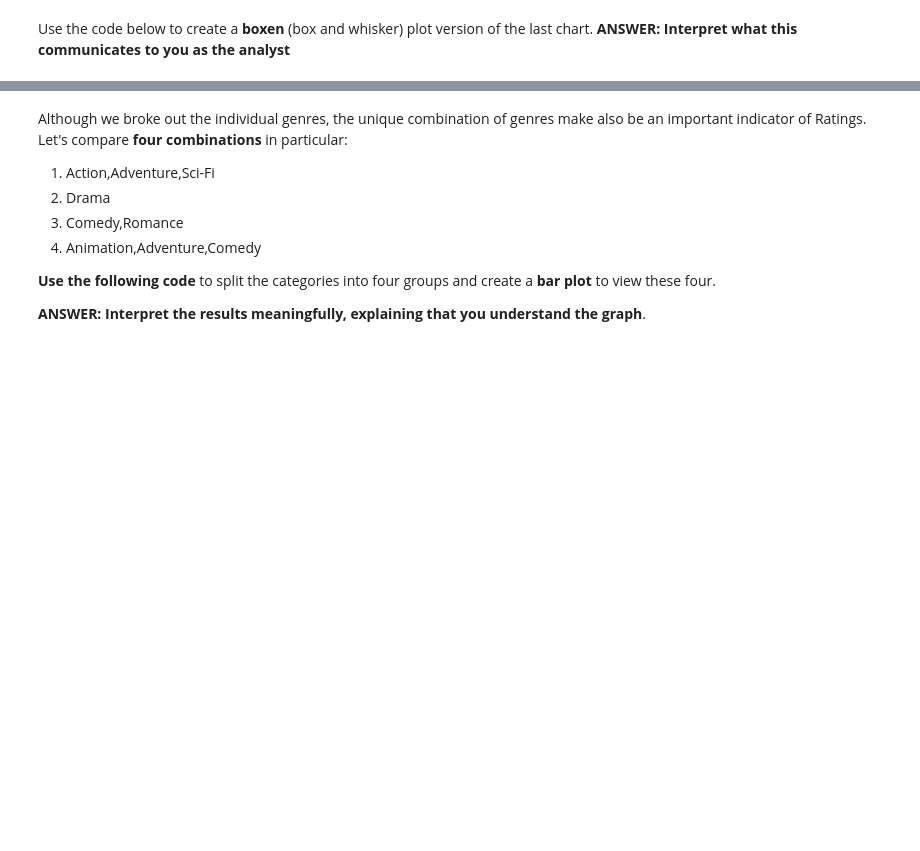
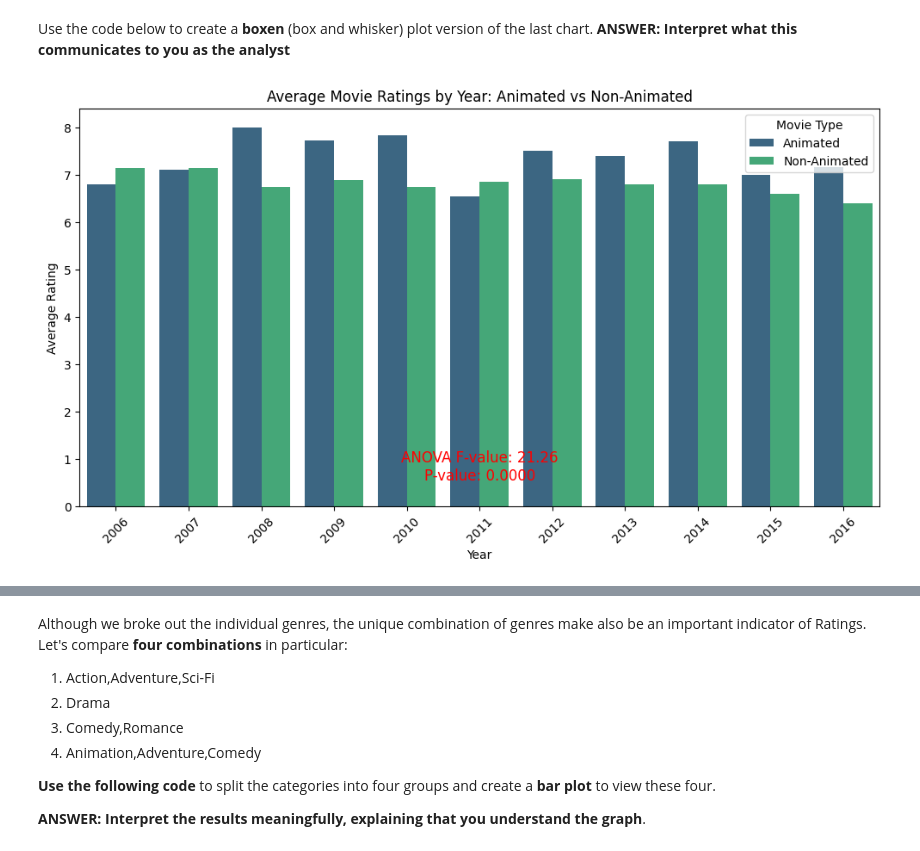
Before and after one commit to DanLightner/BUSA321, a Jupyter notebook: BUSA321/Stats_C2N_Visualizations.ipynb, the cells around one changed output, grey strips where cells are left out. Drawn from its saved outputs; the diff is of its cells as text; code cells hidden in the pictures; blank space fills up the shorter version.

```diff
--- a/BUSA321/Stats_C2N_Visualizations.ipynb
+++ b/BUSA321/Stats_C2N_Visualizations.ipynb
@@ -10,6 +56,34 @@ Next, **modify the barplot** from the prior problem to reflect the average ratin
 **ANSWER: Does there seem to be a difference in rating between Animated vs. Non-Animated movies? How can you tell?**
 # %% [markdown]
 Use the code below to create a **boxen** (box and whisker) plot version of the last chart. **ANSWER: Interpret what this communicates to you as the analyst**
+# %%
+# Add a column to identify if a movie is Animated or Non-Animated
+df['Animation'] = df['Genre'].str.contains('Animation').replace({True: 'Animated', False: 'Non-Animated'})
+
+# Group by Animation type and Year, then calculate average rating for each group
+average_rating_by_year_and_animation = df.groupby(['Year', 'Animation'])['Rating'].mean().reset_index()
+
+# Create the modified bar plot
+plt.figure(figsize=(12, 6))
+sns.barplot(x='Year', y='Rating', hue='Animation', data=average_rating_by_year_and_animation, palette='viridis')
+plt.xticks(rotation=45)
+plt.title("Average Movie Ratings by Year: Animated vs Non-Animated")
+plt.xlabel("Year")
+plt.ylabel("Average Rating")
+plt.legend(title="Movie Type", loc='upper right')
+
+# Perform ANOVA to check for differences between Animated and Non-Animated ratings
+animated_ratings = df[df['Animation'] == 'Animated']['Rating']
+non_animated_ratings = df[df['Animation'] == 'Non-Animated']['Rating']
+anova_result = f_oneway(animated_ratings, non_animated_ratings)
+
+# Add ANOVA results to the plot
+plt.text(0.5, 0.1, f"ANOVA F-value: {anova_result.statistic:.2f}\nP-value: {anova_result.pvalue:.4f}",
+         ha='center', va='center', transform=plt.gca().transAxes, color="red", fontsize=12)
+
+plt.show()
+# %% [output]
+[figure, added]
 # %%
 viz = sns.catplot(data=df, x="Year", y="Rating", hue="Animation", kind="boxen");
 viz.set_xticklabels(rotation=25);
```
Also changed, not shown: parts of 4 cells of this notebook, 1 other file.
